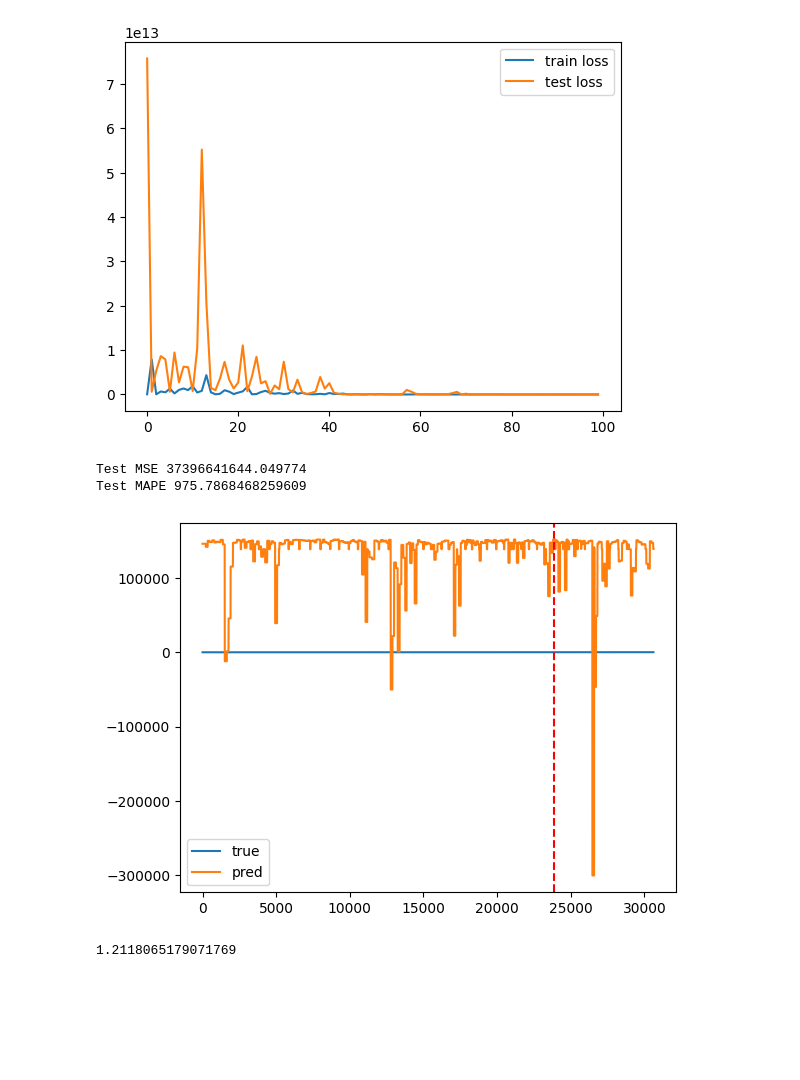
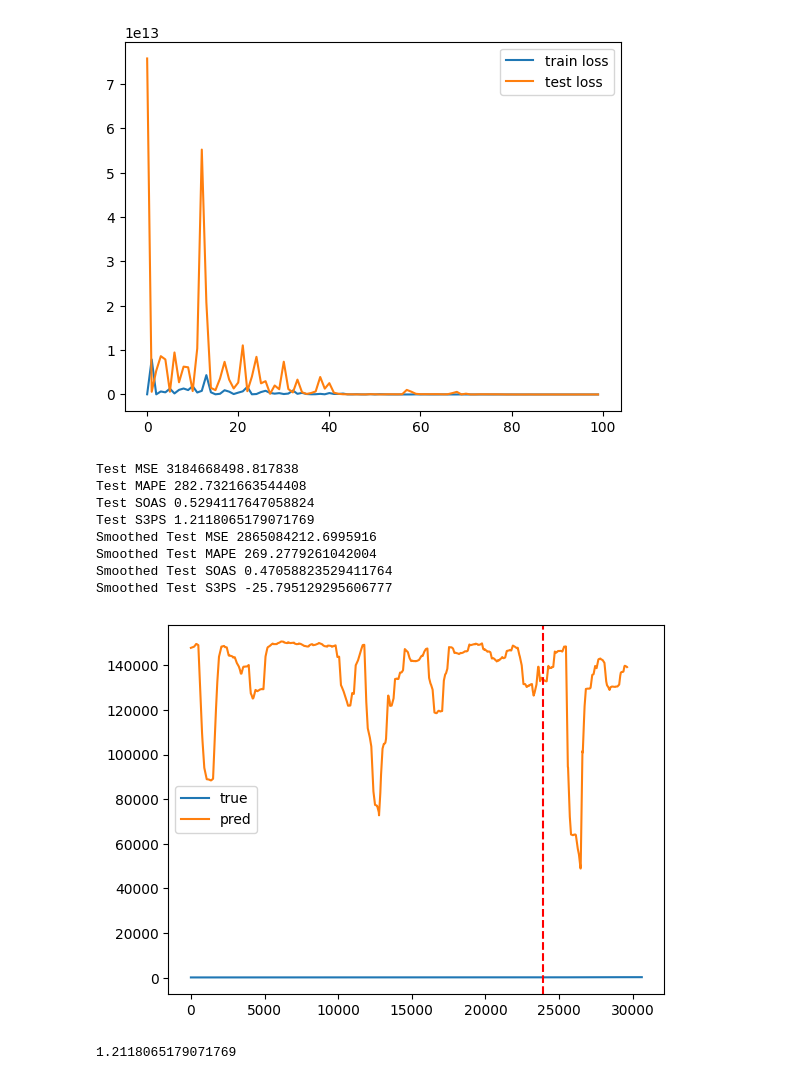
Before and after one commit to irusland/stonks, a Jupyter notebook: notebooks/self-organizing-fuzzy-network.ipynb, the cells around one changed output. Drawn from its saved outputs; the diff is of its cells as text; code cells hidden in the pictures; blank space fills up the shorter version.

```diff
--- a/notebooks/self-organizing-fuzzy-network.ipynb
+++ b/notebooks/self-organizing-fuzzy-network.ipynb
@@ -230,11 +237,17 @@ def model_results(moving_average=None):
     plt.axvline(x=train_size, c='r', linestyle='--')
     ax.legend()
 # %%
-model_results(moving_average=None)
+model_results(moving_average=1000)
 # %% [output]
-Test MSE 37396641644.049774
-Test MAPE 975.7868468259609
+Test MSE 3184668498.817838
+Test MAPE 282.7321663544408
+Test SOAS 0.5294117647058824
+Test S3PS 1.2118065179071769
+Smoothed Test MSE 2865084212.6995916
+Smoothed Test MAPE 269.2779261042004
+Smoothed Test SOAS 0.47058823529411764
+Smoothed Test S3PS -25.795129295606777
-[figure, old version]
+[figure, new version]
 # %%
 y_pred = model(x_test).detach().squeeze(1).numpy()
 y_pred = pd.Series(y_pred, index=df_test['close'].index)
```
Also changed, not shown: parts of 3 cells of this notebook, 1 other file.
